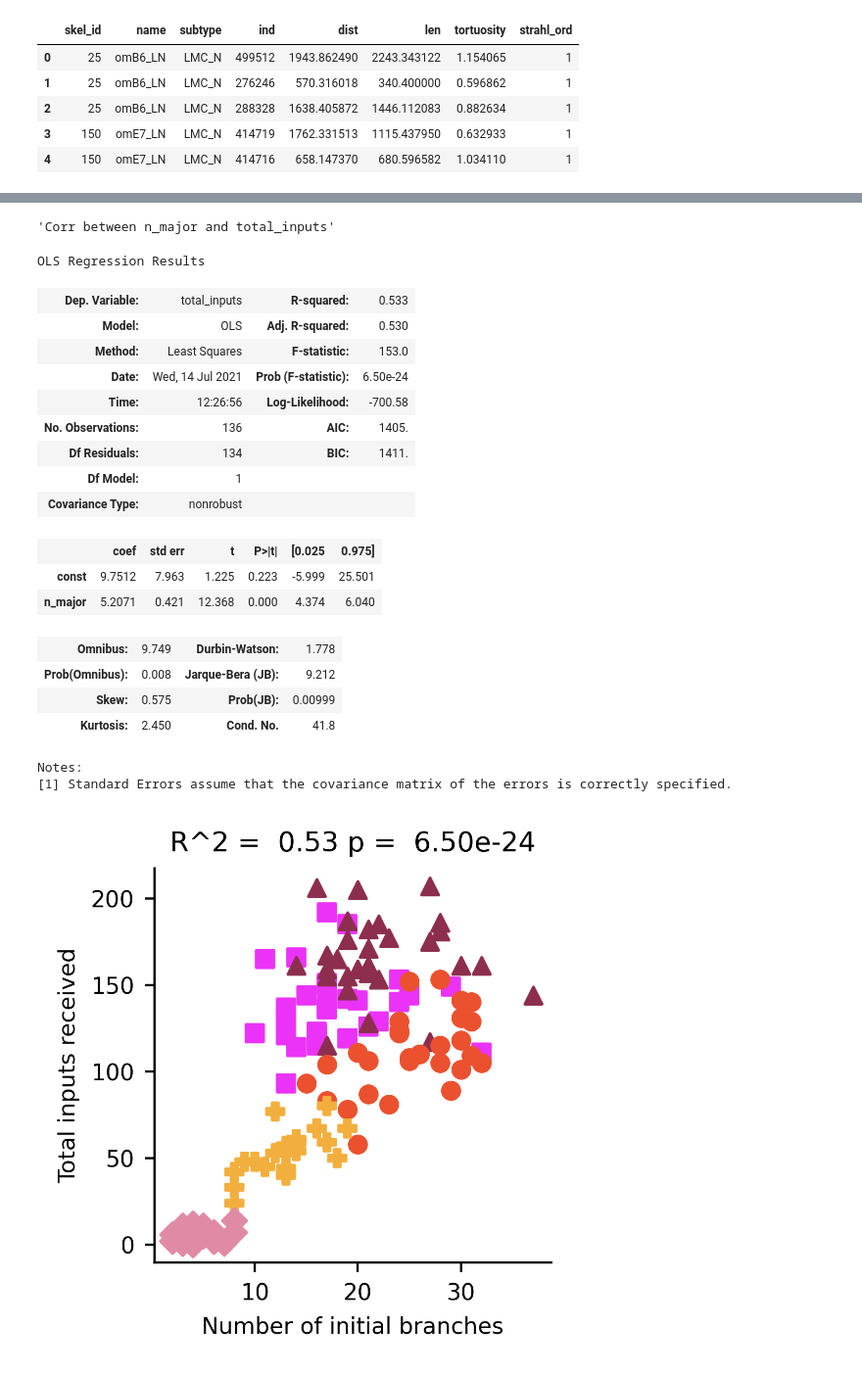
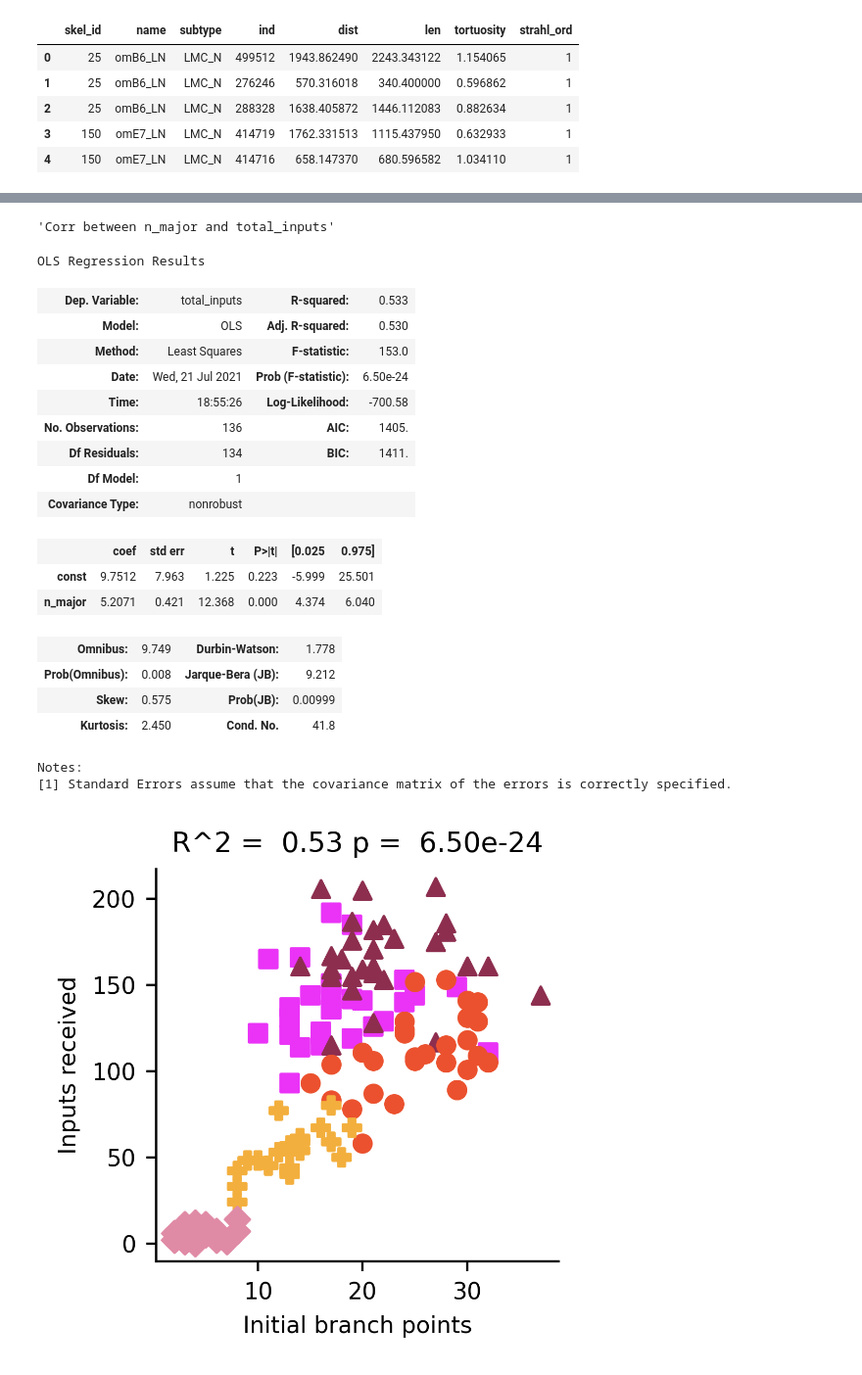
Before and after one commit to nicholasjchua/cx-analysis, a Jupyter notebook: lmc_morph_connections.ipynb, the cells around one changed output, grey strips where cells are left out. Shown at 98% size. Drawn from its saved outputs; the diff is of its cells as text; code cells hidden in the pictures.

```diff
--- a/lmc_morph_connections.ipynb
+++ b/lmc_morph_connections.ipynb
@@ -31,3 +26,14 @@ m = {'LMC_N': 'D', 'LMC_1': 's', 'LMC_2': '^', 'LMC_3': 'o', 'LMC_4': 'P'}
+# %%
+#plt.rcdefaults()
+plt.style.use('vis/lamina.mplstyle')
+
+### SAVE FIGS? ###
+save_figs = True
+fig_path = '/mnt/home/nchua/Dropbox/lamina_figures/210721/'
+##################
+
+c = subtype_cm()
+m = {'LMC_N': 'D', 'LMC_1': 's', 'LMC_2': '^', 'LMC_3': 'o', 'LMC_4': 'P'}
 # %%
 tp = '210615'
 C = load_preprocessed_connectome(f"~/Data/{tp}_lamina/")
@@ -213,5 +203,0 @@ Name: omC2_L2_nc, dtype: object
-# %%
-for st, rows in major_branches.groupby('subtype'):
-    display(st)
-    display(rows['n_major'].idxmax())
-    display(rows['n_major'].idxmin())
@@ -245,41 +217,42 @@ model = sm.OLS(Y, X)
 results = model.fit()
 display(results.summary())
 
 #ax = sns.regplot(x=x, y=y, data=data, scatter=False, color='k', ci=95)
 for st, rows in data.groupby('subtype'):
     x_vars = rows[x]
     y_vars = rows[y]
     ax.scatter(x_vars, y_vars, marker=m[st], c=cm[st], label=f"{st[0] + st.split('_')[1]}")
 
 ax.set_title(f'R^2 = {results.rsquared: .02f} p = {results.f_pvalue: .2e}')
-ax.set_xlabel('Number of initial branches')
-ax.set_ylabel('Total inputs received')
-#ax.legend()
+ax.set_xlabel('Initial branch points')
+ax.set_ylabel('Inputs received')
 
-fig.savefig('/mnt/home/nchua/Dropbox/lamina_figures/3-lmcs/LMC_totalinputs-v-initial_2Dscatter.svg')
-fig.savefig('/mnt/home/nchua/Dropbox/lamina_figures/3-lmcs/LMC_totalinputs-v-initial_2Dscatter.png')
+
+if save_figs:
+    fig.savefig(fig_path + 'LMC_branch-inputs-scatter.svg')
+    fig.savefig(fig_path + 'LMC_branch-inputs-scatter.png')
 # %% [output]
 'Corr between n_major and total_inputs'
 OLS Regression Results
 | Dep. Variable: | total_inputs | R-squared: | 0.533 |
 | Model: | OLS | Adj. R-squared: | 0.530 |
 | Method: | Least Squares | F-statistic: | 153.0 |
-| Date: | Wed, 14 Jul 2021 | Prob (F-statistic): | 6.50e-24 |
-| Time: | 12:26:56 | Log-Likelihood: | -700.58 |
+| Date: | Wed, 21 Jul 2021 | Prob (F-statistic): | 6.50e-24 |
+| Time: | 18:55:26 | Log-Likelihood: | -700.58 |
 | No. Observations: | 136 | AIC: | 1405. |
 | Df Residuals: | 134 | BIC: | 1411. |
 | Df Model: | 1 |  |  |
 | Covariance Type: | nonrobust |  |  |
 |  | coef | std err | t | P>|t| | [0.025 | 0.975] |
 | const | 9.7512 | 7.963 | 1.225 | 0.223 | -5.999 | 25.501 |
 | n_major | 5.2071 | 0.421 | 12.368 | 0.000 | 4.374 | 6.040 |
 | Omnibus: | 9.749 | Durbin-Watson: | 1.778 |
 | Prob(Omnibus): | 0.008 | Jarque-Bera (JB): | 9.212 |
 | Skew: | 0.575 | Prob(JB): | 0.00999 |
 | Kurtosis: | 2.450 | Cond. No. | 41.8 |
 Notes:
 [1] Standard Errors assume that the covariance matrix of the errors is correctly specified.
-[figure, old version]
+[figure, new version]
 # %%
 fig, ax = plt.subplots(1, figsize=[2.5, 2.5])
 
```
Also changed, not shown: parts of 15 cells of this notebook, 5 other files.
